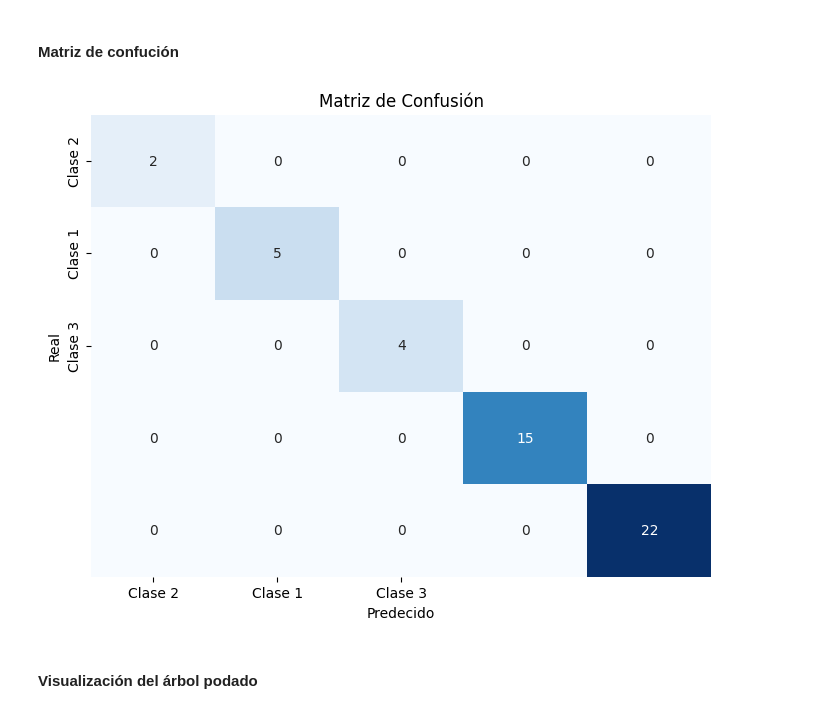
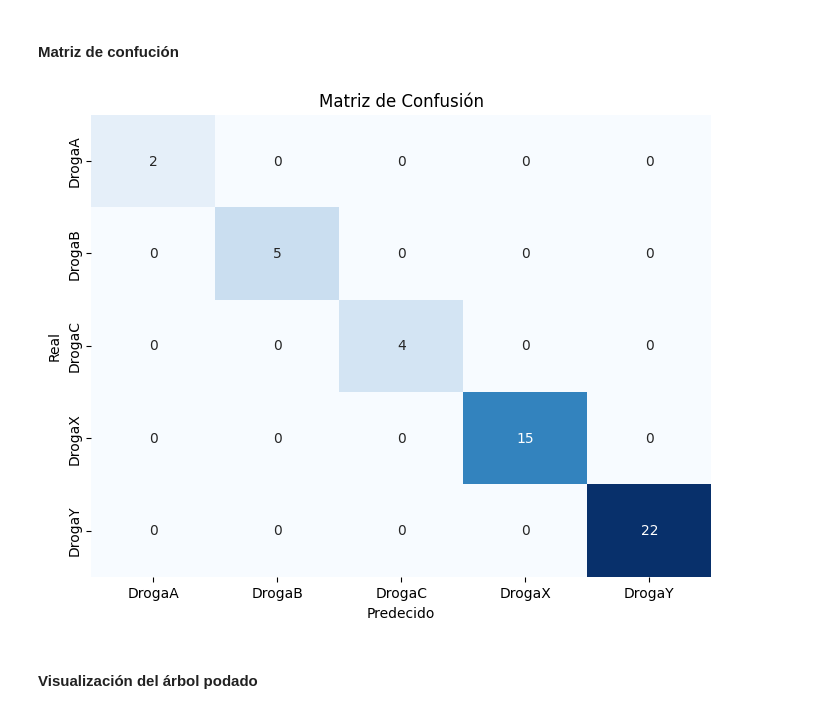
Before and after one commit to Kabarou/TP2_Mineria, a Jupyter notebook: tp2_mineria.ipynb, the cells around one changed output. Cells and saved outputs as stored; diff of their text form; code cells hidden in the pictures.

```diff
--- a/tp2_mineria.ipynb
+++ b/tp2_mineria.ipynb
@@ -436,17 +435,19 @@ Exhaustividad (Recall) macro: 1.0
 # %%
 confusion = confusion_matrix(y_prueba, best_prediction)
 
+etiquetas = ['DrogaA', 'DrogaB', 'DrogaC', 'DrogaX', 'DrogaY']
+
 plt.figure(figsize=(8, 6))
 sns.heatmap(confusion, annot=True, fmt='d', cmap='Blues',
-            xticklabels=['Clase 2', 'Clase 1', 'Clase 3'],
-            yticklabels=['Clase 2', 'Clase 1', 'Clase 3'],
+            xticklabels=etiquetas,
+            yticklabels=etiquetas,
             cbar=False)
 plt.xlabel('Predecido')
 plt.ylabel('Real')
 plt.title('Matriz de Confusión')
 plt.show()
 # %% [output]
-[figure, old version]
+[figure, new version]
 # %% [markdown]
 #### Visualización del árbol podado
 # %%
```
Also changed, not shown: parts of 4 cells of this notebook.
